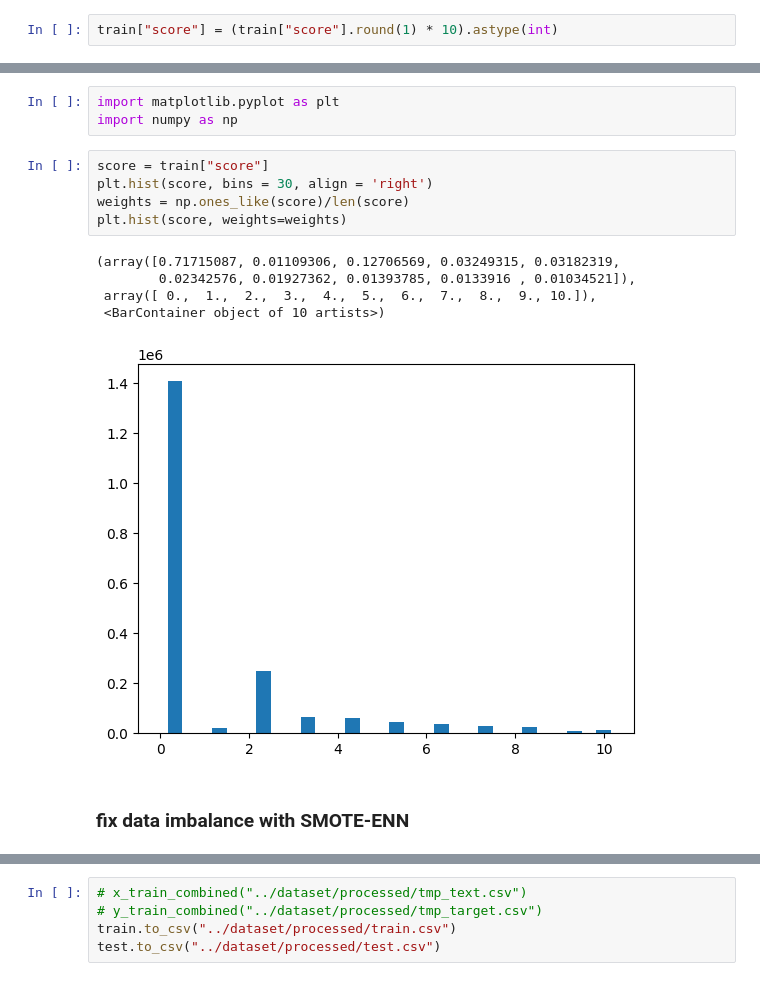
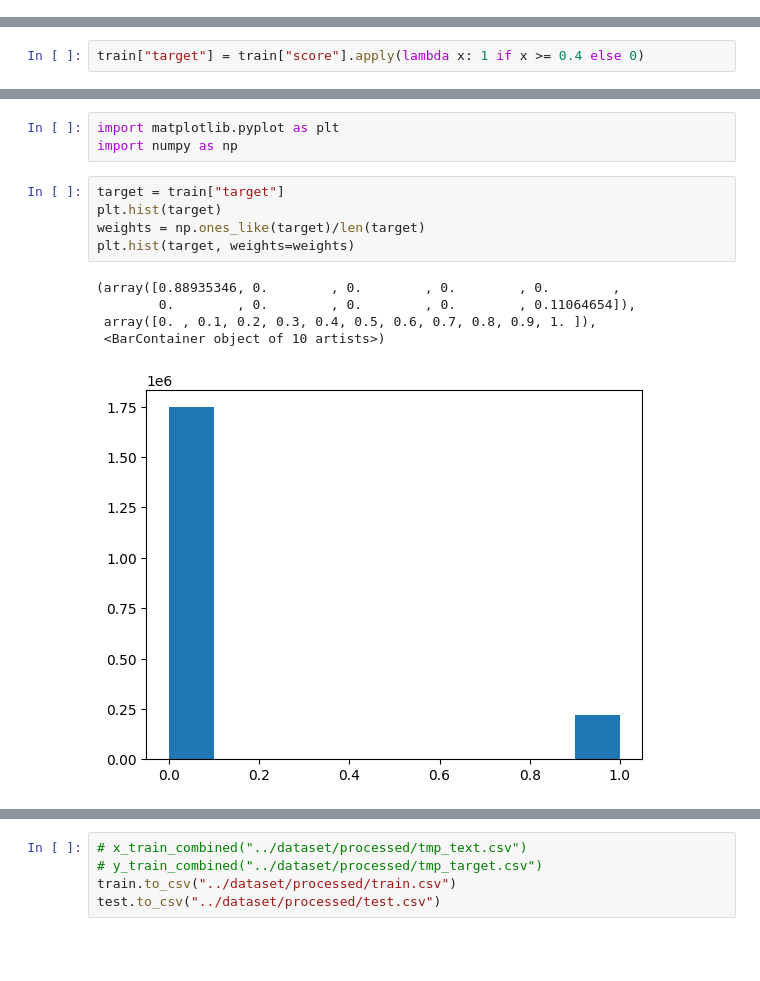
Before and after one commit to eavlongs/discord-toxicity-detection-bot, a Jupyter notebook: model/data-preprocessing/main.ipynb, the cells around one changed output, grey strips where cells are left out. Saved outputs shown, nothing was run; the diff lists cells and outputs as text; blank space fills up the shorter version.

```diff
--- a/model/data-preprocessing/main.ipynb
+++ b/model/data-preprocessing/main.ipynb
@@ -105,2 +133,0 @@ Name: score, dtype: float64
-# %%
-train["score"] = (train["score"].round(1) * 10).astype(int)
@@ -126,0 +134,2 @@ Name: score, dtype: int32
+# %%
+train["target"] = train["score"].apply(lambda x: 1 if x >= 0.4 else 0)
@@ -191,15 +211,13 @@ test.loc[:, "comment_text"] = test["comment_text"].apply(lambda x: remove_non_as
 import matplotlib.pyplot as plt
 import numpy as np
 # %%
-score = train["score"]
-plt.hist(score, bins = 30, align = 'right')
-weights = np.ones_like(score)/len(score)
-plt.hist(score, weights=weights)
+target = train["target"]
+plt.hist(target)
+weights = np.ones_like(target)/len(target)
+plt.hist(target, weights=weights)
 # %% [output]
-(array([0.71715087, 0.01109306, 0.12706569, 0.03249315, 0.03182319,
-        0.02342576, 0.01927362, 0.01393785, 0.0133916 , 0.01034521]),
- array([ 0.,  1.,  2.,  3.,  4.,  5.,  6.,  7.,  8.,  9., 10.]),
+(array([0.88935346, 0.        , 0.        , 0.        , 0.        ,
+        0.        , 0.        , 0.        , 0.        , 0.11064654]),
+ array([0. , 0.1, 0.2, 0.3, 0.4, 0.5, 0.6, 0.7, 0.8, 0.9, 1. ]),
  <BarContainer object of 10 artists>)
-[figure, old version]
+[figure, new version]
-# %% [markdown]
-### fix data imbalance with SMOTE-ENN
```
Also changed, not shown: parts of 17 cells of this notebook, 2 other files.
